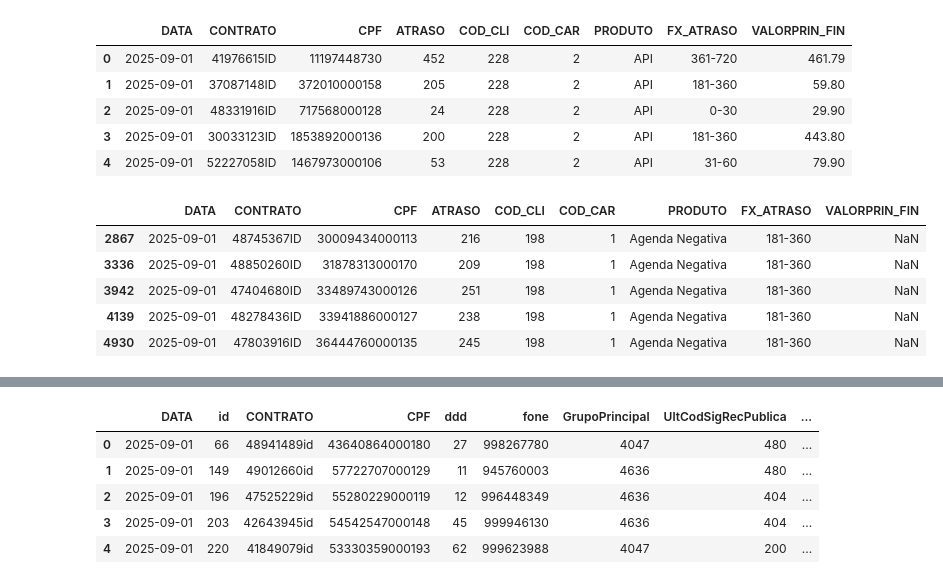
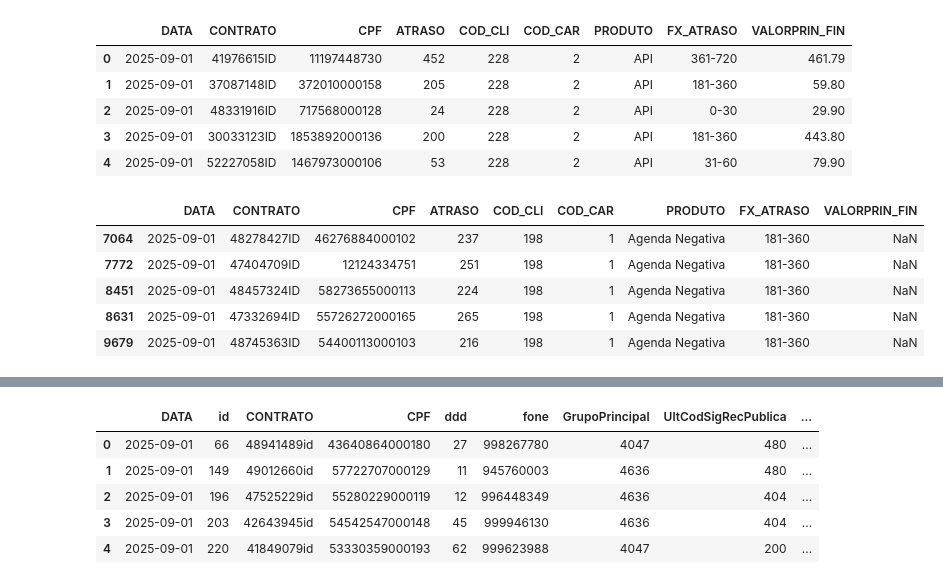
Before and after one commit to Claudiano-alves/Data-Analysis-Portfolio, a Jupyter notebook: Projects/Ouze/data_wrangling.ipynb, the cells around one changed output, grey strips where cells are left out. Saved outputs shown, nothing was run; the diff lists cells and outputs as text; code cells hidden in the pictures.

```diff
--- a/Projects/Ouze/data_wrangling.ipynb
+++ b/Projects/Ouze/data_wrangling.ipynb
@@ -42,22 +47,18 @@ from src.data_wrangling_discagens_trestto import tratar_discagens_trestto
 from src.data_wrangling_acionamentos import tratar_acionamentos
 
 # Aplicar tratamento
-# df_discagens_expert = tratar_base_discagens(df_discagens)
-# df_maling_hist = tratar_base_mailing_hist(df_maling_hist)
-# df_trestto_esforco, df_trestto_unique = tratar_discagens_trestto(df_discagens_trestto)
-df_tabualacao_aciona = tratar_acionamentos(df_discagens_trestto)
-
+# SEGMENTAÇÃO TIPO DE OPERAÇÃO, ADICIONAR DDD
+df_discagens_expert = tratar_base_discagens(df_discagens_expert)
+# ADICIONAR PRODUTO, FAIXA DE ATRASO E VALOR PRINCIPAL
+df_maling_hist = tratar_base_mailing_hist(df_maling_hist, df_cad_devf)
+# DATA FRAMES ESFORÇO, ÚNICOS TRATADOS, COM BASE NA MAILING HIST
 df_trestto_esforco, df_trestto_unique = tratar_discagens_trestto(
     df_discagens_trestto,
     df_maling_hist
 )
-
-# df_maling_hist.head()
-#df_cad_devf.head()
-
-# df_mailing_hist_cruz = tratar_base_discagens(df_mailing_hist)
-
-#df_discagens.head()
+# CONVERTE VALORES DE DISCAGENS PARA INT
+df_tabualacao_aciona = tratar_acionamentos(df_tabualacao_aciona)
+#df_mailing_hist_cruz = tratar_base_discagens(df_maling_hist)
 
 print(f"✓ Esforço diário: {len(df_trestto_esforco)} dias")
 print(df_trestto_esforco.head())
@@ -130,12 +431,12 @@ df_mailing_hist_valor.head()
 | 3 | 2025-09-01 | 30033123ID | 1853892000136 | 200 | 228 | 2 | API | 181-360 | 443.80 |
 | 4 | 2025-09-01 | 52227058ID | 1467973000106 | 53 | 228 | 2 | API | 31-60 | 79.90 |
 # %%
-df_sem_valorprin = df_mailing_hist_valor[df_mailing_hist_valor['VALORPRIN_FIN'].isna()]
+df_sem_valorprin = df_maling_hist[df_maling_hist['VALORPRIN_FIN'].isna()]
 df_sem_valorprin.head()
 # %% [output]
 |  | DATA | CONTRATO | CPF | ATRASO | COD_CLI | COD_CAR | PRODUTO | FX_ATRASO | VALORPRIN_FIN |
-| 2867 | 2025-09-01 | 48745367ID | 30009434000113 | 216 | 198 | 1 | Agenda Negativa | 181-360 | NaN |
-| 3336 | 2025-09-01 | 48850260ID | 31878313000170 | 209 | 198 | 1 | Agenda Negativa | 181-360 | NaN |
-| 3942 | 2025-09-01 | 47404680ID | 33489743000126 | 251 | 198 | 1 | Agenda Negativa | 181-360 | NaN |
-| 4139 | 2025-09-01 | 48278436ID | 33941886000127 | 238 | 198 | 1 | Agenda Negativa | 181-360 | NaN |
-| 4930 | 2025-09-01 | 47803916ID | 36444760000135 | 245 | 198 | 1 | Agenda Negativa | 181-360 | NaN |
+| 7064 | 2025-09-01 | 48278427ID | 46276884000102 | 237 | 198 | 1 | Agenda Negativa | 181-360 | NaN |
+| 7772 | 2025-09-01 | 47404709ID | 12124334751 | 251 | 198 | 1 | Agenda Negativa | 181-360 | NaN |
+| 8451 | 2025-09-01 | 48457324ID | 58273655000113 | 224 | 198 | 1 | Agenda Negativa | 181-360 | NaN |
+| 8631 | 2025-09-01 | 47332694ID | 55726272000165 | 265 | 198 | 1 | Agenda Negativa | 181-360 | NaN |
+| 9679 | 2025-09-01 | 48745363ID | 54400113000103 | 216 | 198 | 1 | Agenda Negativa | 181-360 | NaN |
```
Also changed, not shown: parts of 20 cells of this notebook, 5 other files.
